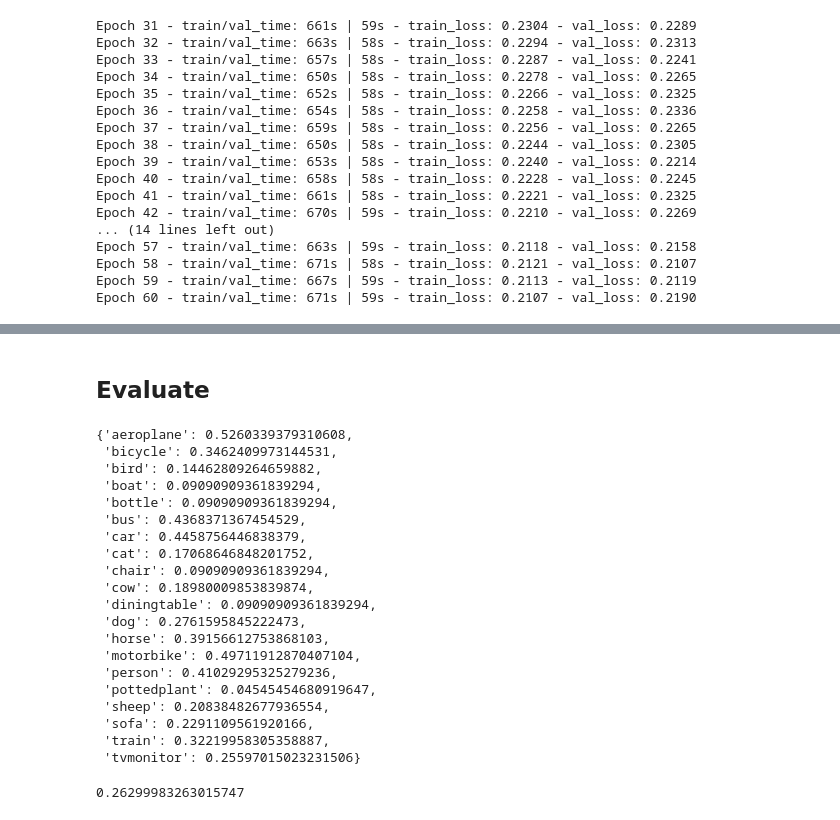
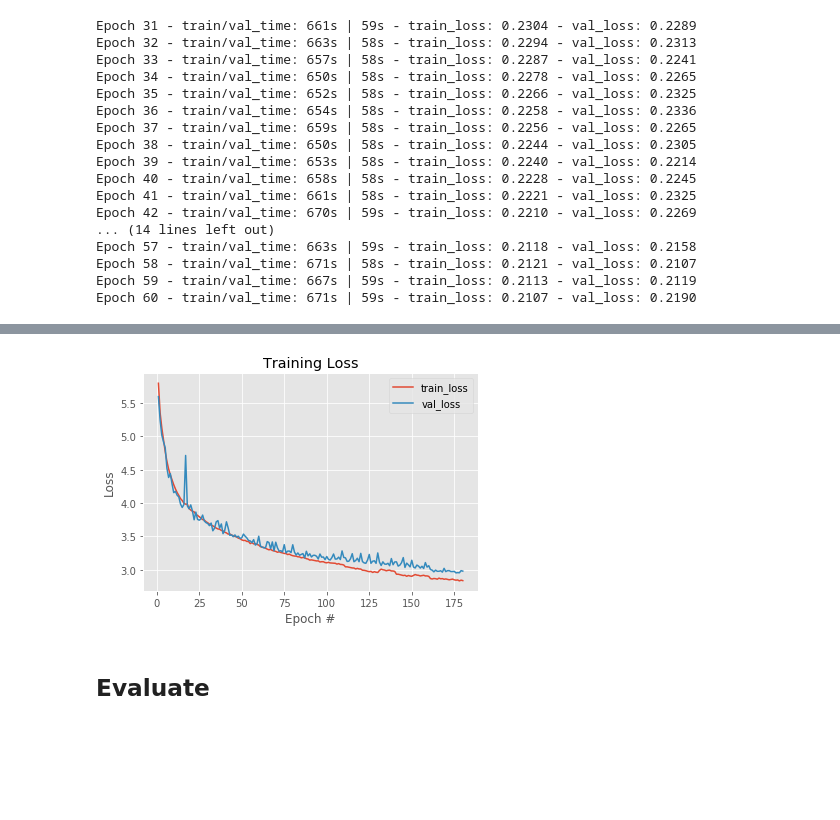
Before and after one commit to thuan00/single-shot-detection-pytorch, a Jupyter notebook: train-eval.ipynb, the cells around one changed output, grey strips where cells are left out. Drawn from its saved outputs; the diff is of its cells as text; code cells hidden in the pictures; blank space fills up the shorter version.

Commit message:
epoch 180, eval, and precision/recall exploration

```diff
--- a/train-eval.ipynb
+++ b/train-eval.ipynb
@@ -262,3 +379,18 @@ df.to_csv('models/hist_30_60.csv', index=None)
+# %%
+import pandas as pd
+hist = pd.read_csv('models/hist.csv')
+import matplotlib.pyplot as plt
+plt.style.use("ggplot")
+plt.figure()
+plt.plot(hist['epoch'], hist["train_loss"], label="train_loss")
+plt.plot(hist['epoch'], hist["val_loss"], label="val_loss")
+plt.title("Training Loss")
+plt.xlabel("Epoch #")
+plt.ylabel("Loss")
+plt.legend()
+plt.show()
+# %% [output]
+[figure, added]
 # %% [markdown]
 ## Evaluate
 # %%
@@ -300,29 +436,2 @@ def eval_APs_mAP(model, valset_loader):
 # %%
 APs, mAP = eval_APs_mAP(MySSD300, dataloaders['val'])
-# %%
-APs
-# %% [output]
-{'aeroplane': 0.5260339379310608,
- 'bicycle': 0.3462409973144531,
- 'bird': 0.14462809264659882,
- 'boat': 0.09090909361839294,
- 'bottle': 0.09090909361839294,
- 'bus': 0.4368371367454529,
- 'car': 0.4458756446838379,
- 'cat': 0.17068646848201752,
- 'chair': 0.09090909361839294,
- 'cow': 0.18980009853839874,
- 'diningtable': 0.09090909361839294,
- 'dog': 0.2761595845222473,
- 'horse': 0.39156612753868103,
- 'motorbike': 0.49711912870407104,
- 'person': 0.41029295325279236,
- 'pottedplant': 0.04545454680919647,
- 'sheep': 0.20838482677936554,
- 'sofa': 0.2291109561920166,
- 'train': 0.32219958305358887,
- 'tvmonitor': 0.25597015023231506}
-# %%
-mAP
-# %% [output]
-0.26299983263015747
```
Also changed, not shown: parts of 27 cells of this notebook.
